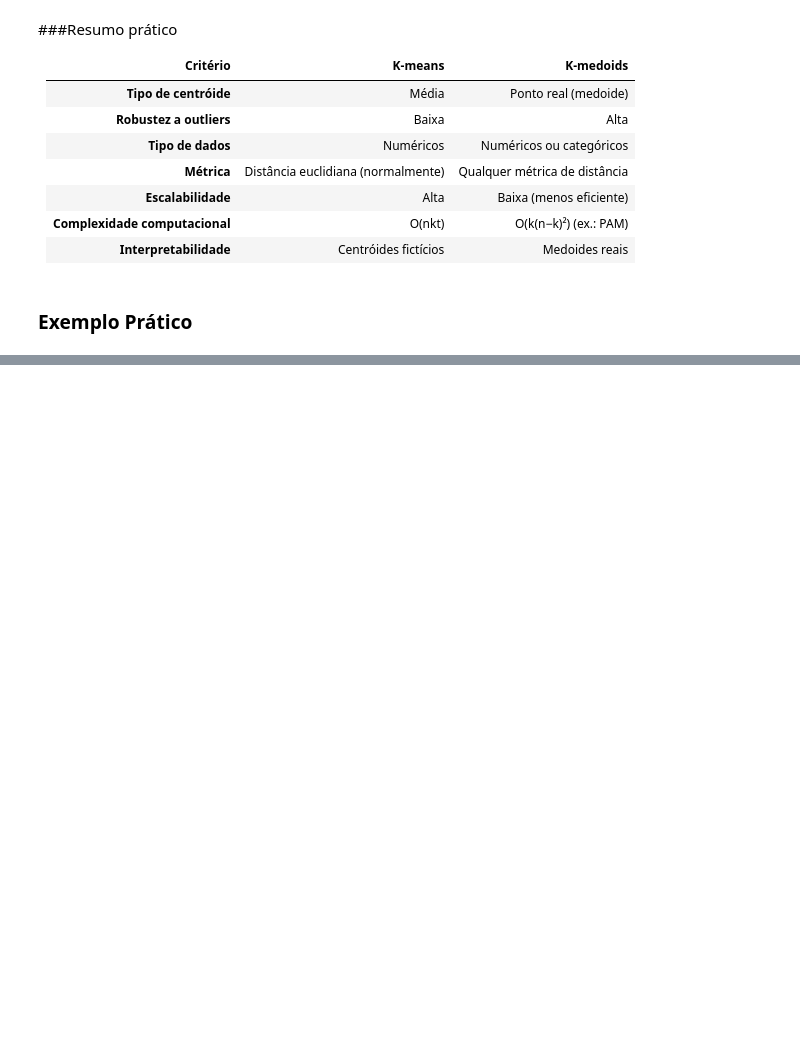
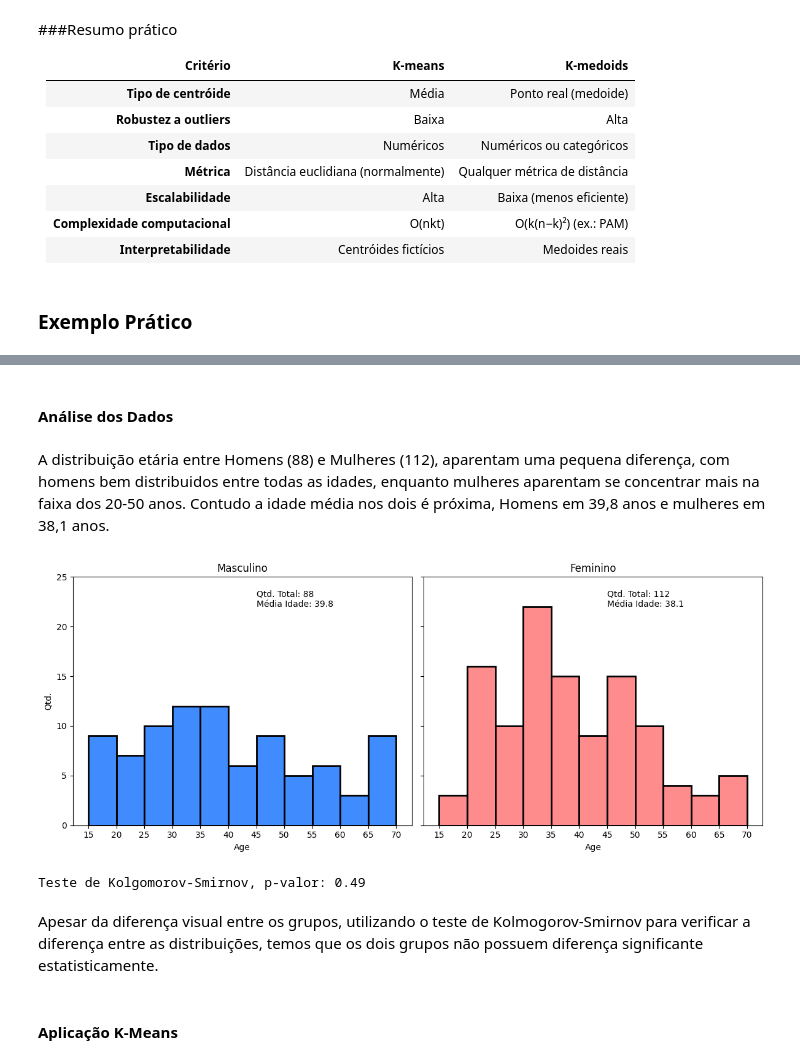
Before and after one commit to ricardoestevez/datascience, a Jupyter notebook: Tecnicas_Agrupamento.ipynb, the cells around one changed output, grey strips where cells are left out. Drawn from its saved outputs; the diff is of its cells as text; code cells hidden in the pictures; blank space fills up the shorter version.

Commit message:
Aplicação técnica de agrupamento - KMeans

```diff
--- a/Tecnicas_Agrupamento.ipynb
+++ b/Tecnicas_Agrupamento.ipynb
@@ -69,0 +50,13 @@ drive.mount('/content/drive')
+# %%
+import pandas as pd
+import seaborn as sns
+import matplotlib.pyplot as plt
+import numpy as np
+from scipy import stats
+import requests
+import kagglehub
+
+from google.colab import drive
+drive.mount('/content/drive')
+
+path = kagglehub.dataset_download("vjchoudhary7/customer-segmentation-tutorial-in-python")
@@ -69,0 +65,3 @@ drive.mount('/content/drive')
+# %%
+df = pd.read_csv(path + '/Mall_Customers.csv')
+display(df.sample(5))
@@ -69,0 +114,39 @@ drive.mount('/content/drive')
+# %% [markdown]
+#### Análise dos Dados
+# %% [markdown]
+A distribuição etária entre Homens (88) e Mulheres (112), aparentam uma pequena diferença, com homens bem distribuidos entre todas as idades, enquanto mulheres aparentam se concentrar mais na faixa dos 20-50 anos. Contudo a idade média nos dois é próxima, Homens em 39,8 anos e mulheres em 38,1 anos.
+# %%
+masc_df = df[df['Gender'] == 'Male']
+fem_df = df[df['Gender'] == 'Female']
+idade_range = range(15, 75, 5)
+
+
+fig2, (ax1, ax2) = plt.subplots(1, 2, figsize=(12,5), sharey=True)
+sns.histplot(masc_df['Age'], bins=idade_range, kde=False, color='#0066ff', ax=ax1, edgecolor="k", linewidth=2)
+ax1.set_xticks(idade_range)
+ax1.set_ylim(top=25)
+ax1.set_title('Masculino')
+ax1.set_ylabel('Qtd.')
+ax1.text(45,23, "Qtd. Total: {}".format(masc_df["Age"].count()))
+ax1.text(45,22, "Média Idade: {:.1f}".format(masc_df["Age"].mean()))
+
+sns.histplot(fem_df['Age'], bins=idade_range, kde=False, color='#ff6666', ax=ax2, edgecolor="k", linewidth=2)
+ax2.set_xticks(idade_range)
+ax2.set_ylim(top=25)
+ax2.set_title('Feminino')
+ax2.set_ylabel('Qtd.')
+ax2.text(45,23, "Qtd. Total: {}".format(fem_df["Age"].count()))
+ax2.text(45,22, "Média Idade: {:.1f}".format(fem_df["Age"].mean()))
+
+plt.tight_layout()
+plt.show()
+# %% [output]
+[figure, added]
+# %%
+print('Teste de Kolgomorov-Smirnov, p-valor: {:.2f}'.format(stats.ks_2samp(masc_df["Age"], fem_df["Age"])[1]))
+# %% [output]
+Teste de Kolgomorov-Smirnov, p-valor: 0.49
+# %% [markdown]
+Apesar da diferença visual entre os grupos, utilizando o teste de Kolmogorov-Smirnov para verificar a diferença entre as distribuições, temos que os dois grupos não possuem diferença significante estatisticamente.
+# %% [markdown]
+#### Aplicação K-Means
```
Also changed, not shown: parts of 19 cells of this notebook.
